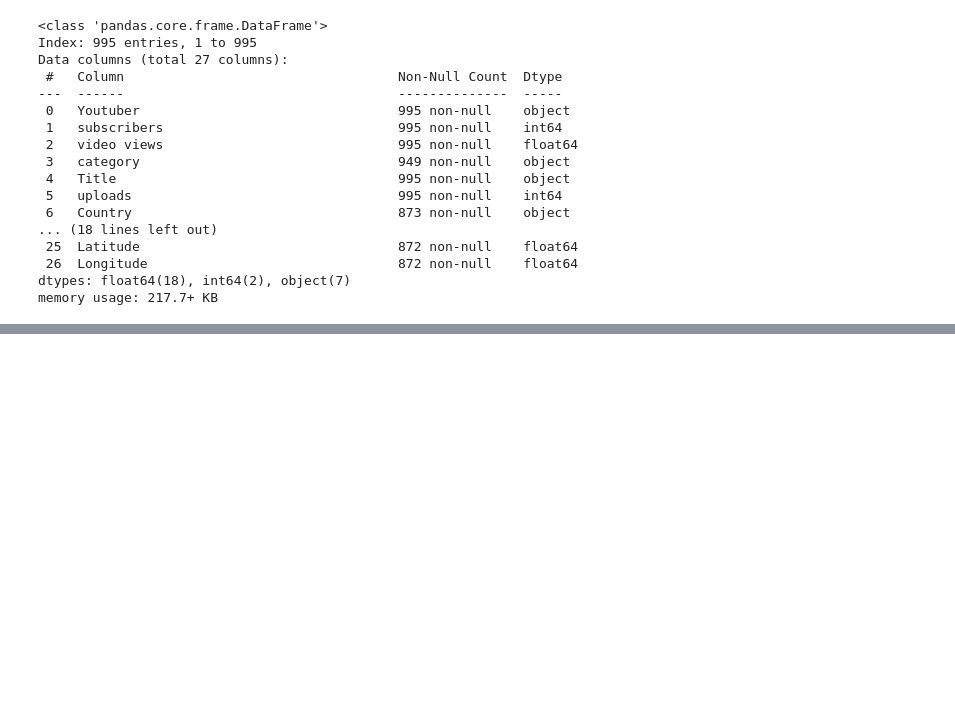
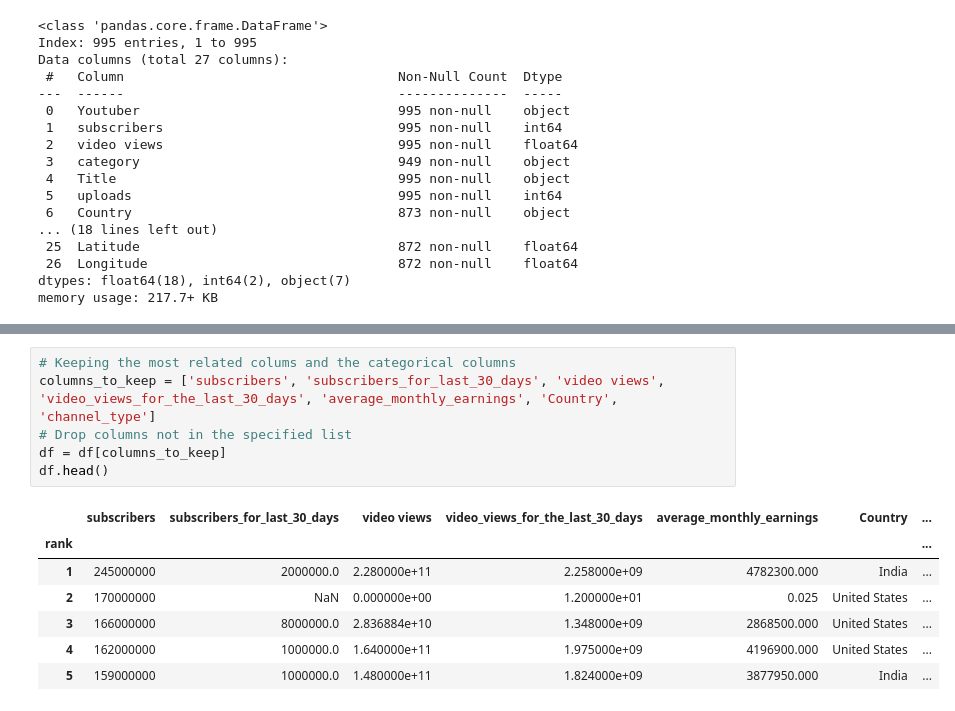
Before and after one commit to King-georges/You-Tube-Stats-Analysis, a Jupyter notebook: Project_notebook.ipynb, the cells around one changed output, grey strips where cells are left out. Cells and saved outputs as stored; diff of their text form; blank space fills up the shorter version.

```diff
--- a/Project_notebook.ipynb
+++ b/Project_notebook.ipynb
@@ -158,0 +278,14 @@ memory usage: 217.7+ KB
+# %%
+# Keeping the most related colums and the categorical columns
+columns_to_keep = ['subscribers', 'subscribers_for_last_30_days', 'video views', 'video_views_for_the_last_30_days', 'average_monthly_earnings', 'Country', 'channel_type']
+# Drop columns not in the specified list
+df = df[columns_to_keep]
+df.head()
+# %% [output]
+|  | subscribers | subscribers_for_last_30_days | video views | video_views_for_the_last_30_days | average_monthly_earnings | Country | ... |
+| rank |  |  |  |  |  |  | ... |
+| 1 | 245000000 | 2000000.0 | 2.280000e+11 | 2.258000e+09 | 4782300.000 | India | ... |
+| 2 | 170000000 | NaN | 0.000000e+00 | 1.200000e+01 | 0.025 | United States | ... |
+| 3 | 166000000 | 8000000.0 | 2.836884e+10 | 1.348000e+09 | 2868500.000 | United States | ... |
+| 4 | 162000000 | 1000000.0 | 1.640000e+11 | 1.975000e+09 | 4196900.000 | United States | ... |
+| 5 | 159000000 | 1000000.0 | 1.480000e+11 | 1.824000e+09 | 3877950.000 | India | ... |
```
Also changed, not shown: parts of 19 cells of this notebook.
